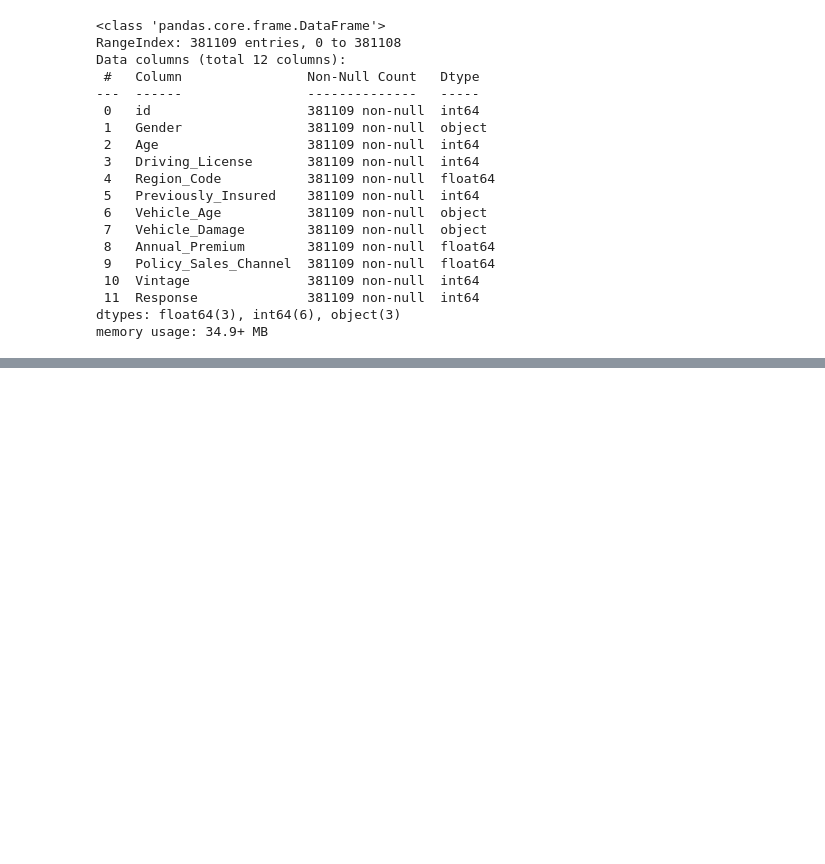
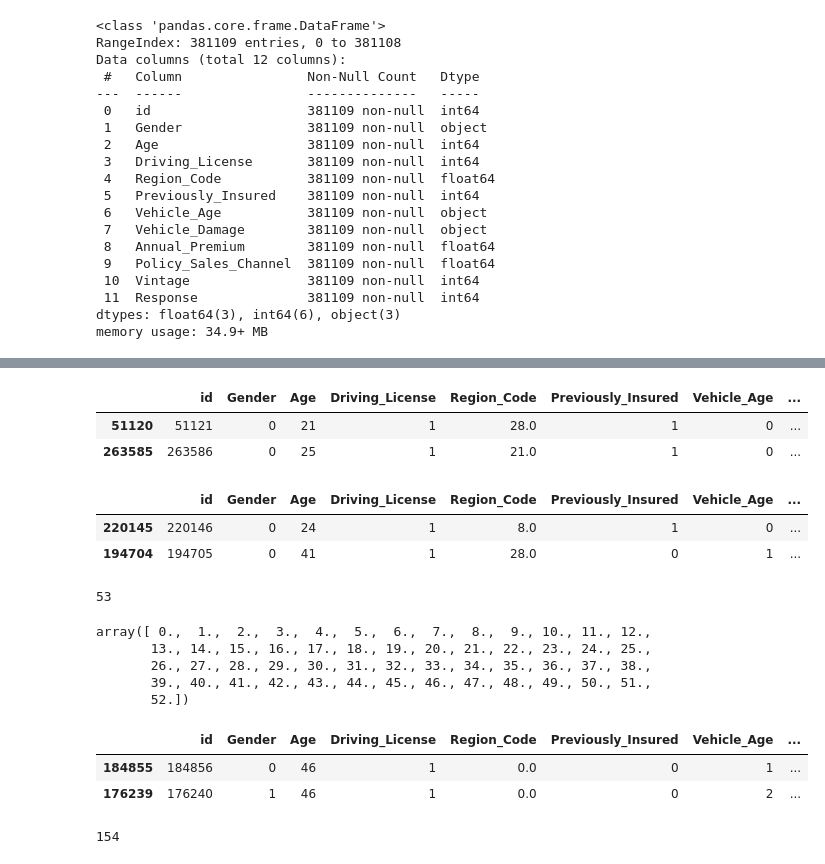
Before and after one commit to Anurag47/Vehicle_Insurance_MLOps, a Jupyter notebook: notebook/experiments_notebook.ipynb, the cells around one changed output, grey strips where cells are left out. Saved outputs shown, nothing was run; the diff lists cells and outputs as text; code cells hidden in the pictures; blank space fills up the shorter version.

```diff
--- a/notebook/experiments_notebook.ipynb
+++ b/notebook/experiments_notebook.ipynb
@@ -286,4 +293,0 @@ cat_feat = ['Gender', 'Driving_License', 'Previously_Insured', 'Vehicle_Age_lt_1
-# %%
-# mapping 'Gender' col to (0, 1) values
-df['Gender'] = df['Gender'].map( {'Female': 0, 'Male': 1} ).astype(int)
-df.head(2)
@@ -404,0 +319,52 @@ RandomizedSearchCV(cv=4, estimator=RandomForestClassifier(), n_jobs=-1,
+# %%
+# mapping 'Gender' col to (0, 1) values
+x_train['Gender'] = x_train['Gender'].map( {'Female': 0, 'Male': 1} ).astype(int)
+
+# mapping 'Vehicle_Damage' col to (0, 1) values
+x_train['Vehicle_Damage'] = x_train['Vehicle_Damage'].map( {'No': 0, 'Yes': 1} ).astype(int)
+
+# mapping 'Vehicle_Age' col to (0, 1, 2) values
+x_train['Vehicle_Age'] = x_train['Vehicle_Age'].map( {'< 1 Year': 0, '1-2 Year': 1, '> 2 Years': 2} ).astype(int)
+
+x_train.head(2)
+# %% [output]
+|  | id | Gender | Age | Driving_License | Region_Code | Previously_Insured | Vehicle_Age | ... |
+| 51120 | 51121 | 0 | 21 | 1 | 28.0 | 1 | 0 | ... |
+| 263585 | 263586 | 0 | 25 | 1 | 21.0 | 1 | 0 | ... |
+# %%
+# same mapping for test data - 'Gender' col to (0, 1) values
+x_test['Gender'] = x_test['Gender'].map( {'Female': 0, 'Male': 1} ).astype(int)
+
+# same mapping for test data 'Vehicle_Damage' col to (0, 1) values
+x_test['Vehicle_Damage'] = x_test['Vehicle_Damage'].map( {'No': 0, 'Yes': 1} ).astype(int)
+
+# same mapping for test data 'Vehicle_Age' col to (0, 1, 2) values
+x_test['Vehicle_Age'] = x_test['Vehicle_Age'].map( {'< 1 Year': 0, '1-2 Year': 1, '> 2 Years': 2} ).astype(int)
+x_test.head(2)
+# %% [output]
+|  | id | Gender | Age | Driving_License | Region_Code | Previously_Insured | Vehicle_Age | ... |
+| 220145 | 220146 | 0 | 24 | 1 | 8.0 | 1 | 0 | ... |
+| 194704 | 194705 | 0 | 41 | 1 | 28.0 | 0 | 1 | ... |
+# %%
+# Count the number of unique values in a column
+x_train['Region_Code'].nunique()
+# %% [output]
+53
+# %%
+x_train['Region_Code'].sort_values().unique()
+# %% [output]
+array([ 0.,  1.,  2.,  3.,  4.,  5.,  6.,  7.,  8.,  9., 10., 11., 12.,
+       13., 14., 15., 16., 17., 18., 19., 20., 21., 22., 23., 24., 25.,
+       26., 27., 28., 29., 30., 31., 32., 33., 34., 35., 36., 37., 38.,
+       39., 40., 41., 42., 43., 44., 45., 46., 47., 48., 49., 50., 51.,
+       52.])
+# %%
+x_train[x_train['Region_Code']==0].head(2)
+# %% [output]
+|  | id | Gender | Age | Driving_License | Region_Code | Previously_Insured | Vehicle_Age | ... |
+| 184855 | 184856 | 0 | 46 | 1 | 0.0 | 0 | 1 | ... |
+| 176239 | 176240 | 1 | 46 | 1 | 0.0 | 0 | 2 | ... |
+# %%
+x_train['Policy_Sales_Channel'].nunique()
+# %% [output]
+154
```
Also changed, not shown: parts of 49 cells of this notebook, 20 other files.
